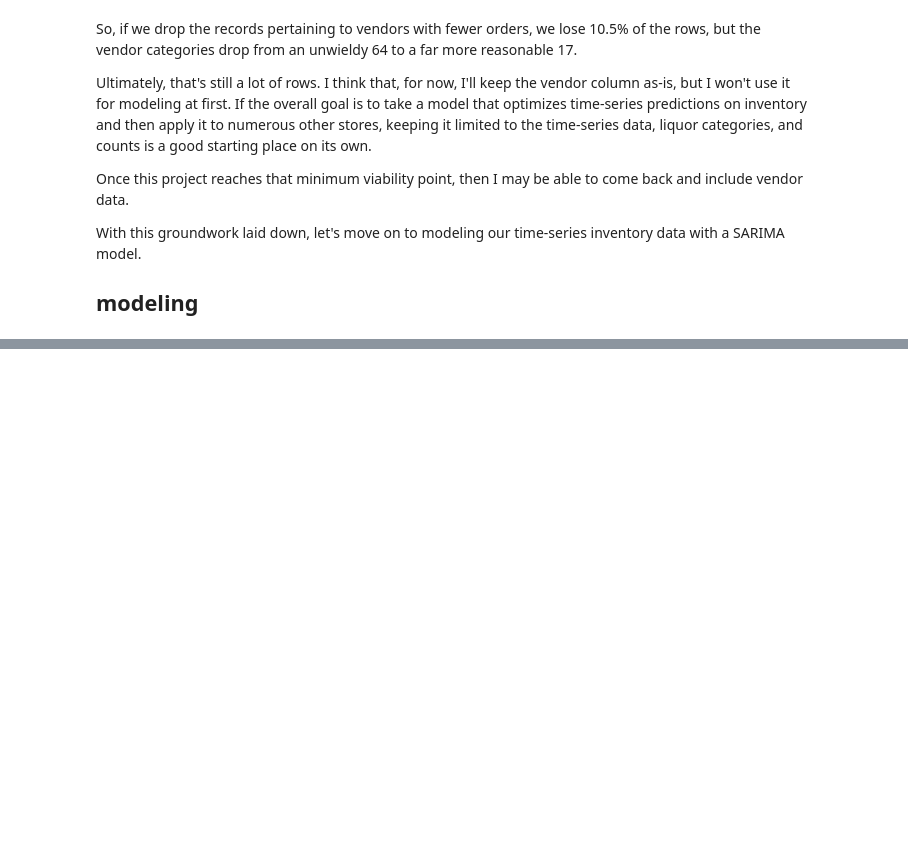
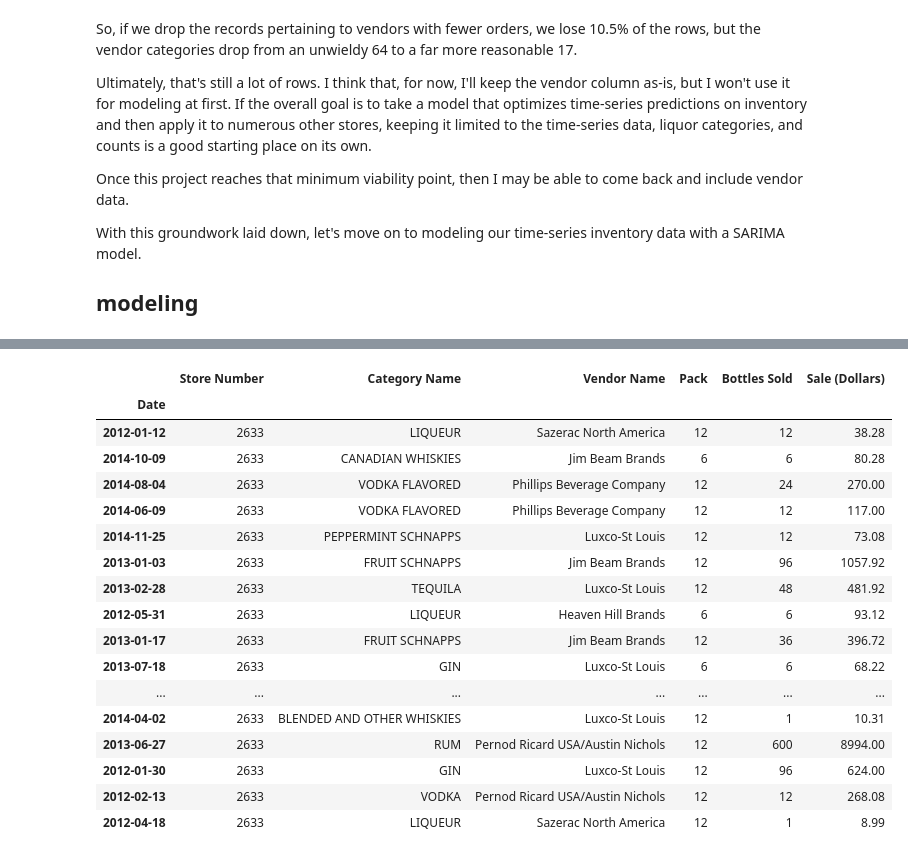
Before and after one commit to joeldmott/inventory_project, a Jupyter notebook: inventory_restocking_project.ipynb, the cells around one changed output, grey strips where cells are left out. Drawn from its saved outputs; the diff is of its cells as text; code cells hidden in the pictures; blank space fills up the shorter version.

Commit message:
beginning the modeling process with the busiest store in the dataset

```diff
--- a/inventory_restocking_project.ipynb
+++ b/inventory_restocking_project.ipynb
@@ -479,0 +521,23 @@ With this groundwork laid down, let's move on to modeling our time-series invent
+# %%
+hvdm = hy_vee_des_moines.set_index('Date')
+hvdm = hvdm.sort_index()
+hvdm.sample(50)
+# %% [output]
+|  | Store Number | Category Name | Vendor Name | Pack | Bottles Sold | Sale (Dollars) |
+| Date |  |  |  |  |  |  |
+| 2012-01-12 | 2633 | LIQUEUR | Sazerac North America | 12 | 12 | 38.28 |
+| 2014-10-09 | 2633 | CANADIAN WHISKIES | Jim Beam Brands | 6 | 6 | 80.28 |
+| 2014-08-04 | 2633 | VODKA FLAVORED | Phillips Beverage Company | 12 | 24 | 270.00 |
+| 2014-06-09 | 2633 | VODKA FLAVORED | Phillips Beverage Company | 12 | 12 | 117.00 |
+| 2014-11-25 | 2633 | PEPPERMINT SCHNAPPS | Luxco-St Louis | 12 | 12 | 73.08 |
+| 2013-01-03 | 2633 | FRUIT SCHNAPPS | Jim Beam Brands | 12 | 96 | 1057.92 |
+| 2013-02-28 | 2633 | TEQUILA | Luxco-St Louis | 12 | 48 | 481.92 |
+| 2012-05-31 | 2633 | LIQUEUR | Heaven Hill Brands | 6 | 6 | 93.12 |
+| 2013-01-17 | 2633 | FRUIT SCHNAPPS | Jim Beam Brands | 12 | 36 | 396.72 |
+| 2013-07-18 | 2633 | GIN | Luxco-St Louis | 6 | 6 | 68.22 |
+| ... | ... | ... | ... | ... | ... | ... |
+| 2014-04-02 | 2633 | BLENDED AND OTHER WHISKIES | Luxco-St Louis | 12 | 1 | 10.31 |
+| 2013-06-27 | 2633 | RUM | Pernod Ricard USA/Austin Nichols | 12 | 600 | 8994.00 |
+| 2012-01-30 | 2633 | GIN | Luxco-St Louis | 12 | 96 | 624.00 |
+| 2012-02-13 | 2633 | VODKA | Pernod Ricard USA/Austin Nichols | 12 | 12 | 268.08 |
+| 2012-04-18 | 2633 | LIQUEUR | Sazerac North America | 12 | 1 | 8.99 |
```
Also changed, not shown: parts of 9 cells of this notebook.
